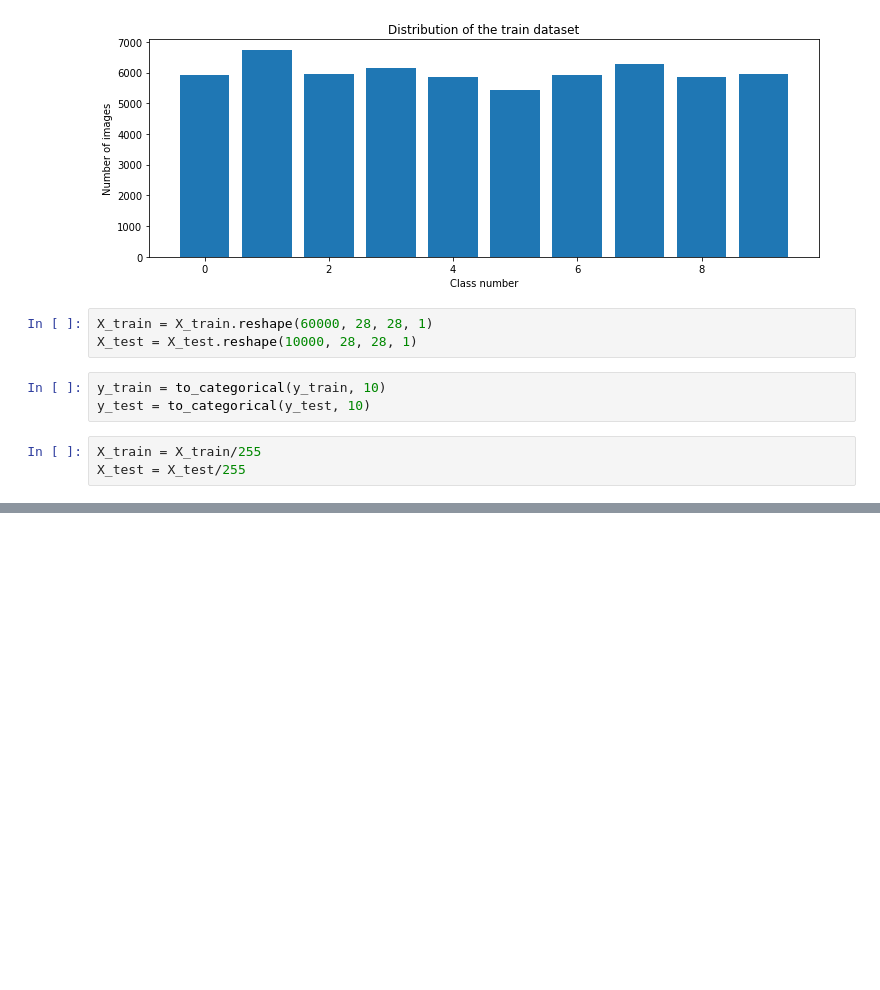
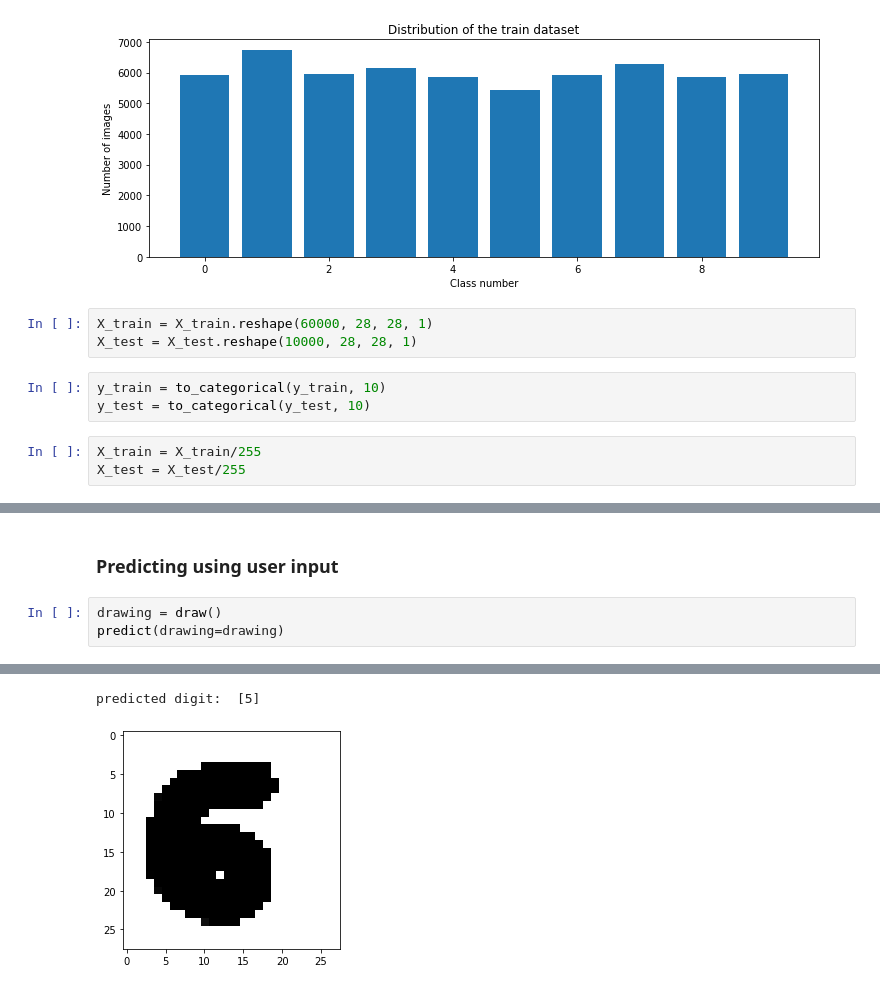
Before and after one commit to chamatt/The-Complete-Self-Driving-Car-Course, a Jupyter notebook: 07 - Convolutional Neural Networks/CNN.ipynb, the cells around one changed output, grey strips where cells are left out. Cells and saved outputs as stored; diff of their text form; blank space fills up the shorter version.

Commit message:
MNIST Dataset using LeNet CNN Architecture

```diff
--- a/07 - Convolutional Neural Networks/CNN.ipynb
+++ b/07 - Convolutional Neural Networks/CNN.ipynb
@@ -63,0 +233,6 @@ X_test = X_test/255
+# %% [markdown]
+### Predicting using user input
+# %%
+drawing = draw()
+predict(drawing=drawing)
+# %% [output]
@@ -63,0 +240,2 @@ X_test = X_test/255
+predicted digit:  [5]
+[figure, added]
```
Also changed, not shown: parts of 17 cells of this notebook.
